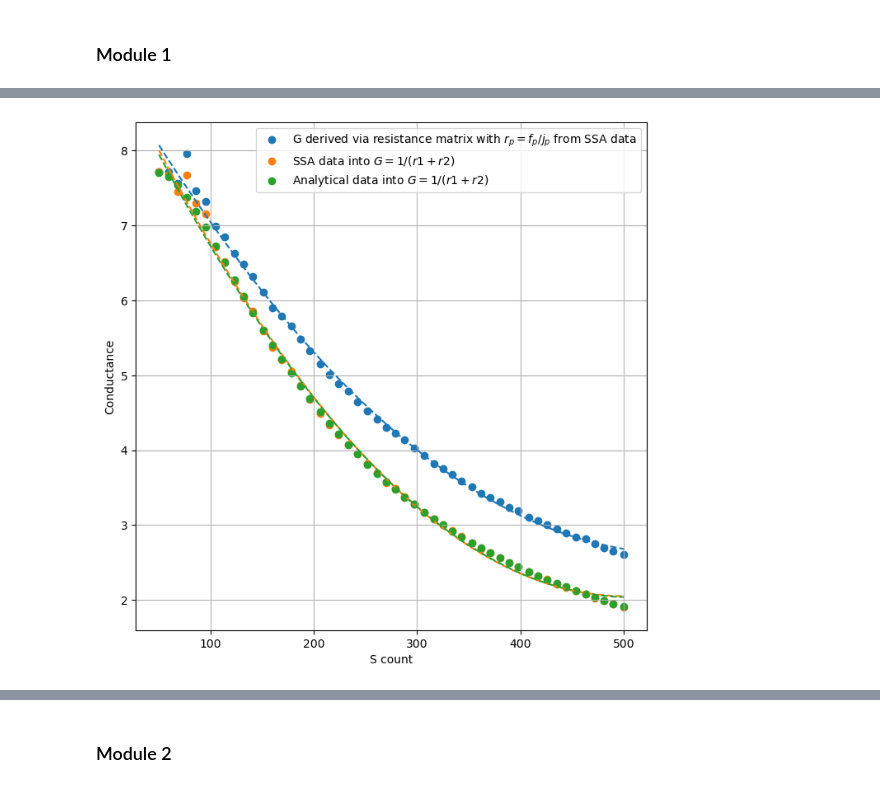
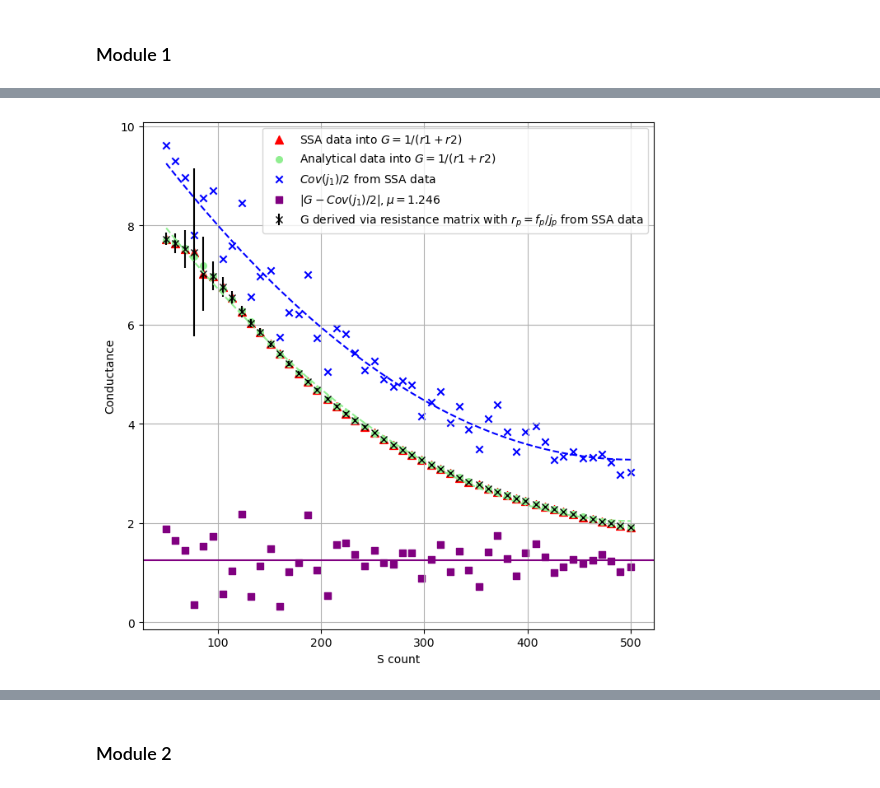
Before and after one commit to FTurci/conductance-chem-net, a Jupyter notebook: students/Will/Gillespie_simulations/numba_infused.ipynb, the cells around one changed output, grey strips where cells are left out. Drawn from its saved outputs; the diff is of its cells as text; code cells hidden in the pictures.

```diff
--- a/students/Will/Gillespie_simulations/numba_infused.ipynb
+++ b/students/Will/Gillespie_simulations/numba_infused.ipynb
@@ -23,7 +23,7 @@ def ssa_core(
 ):
     t = 0.0 # initial time
     T = final_time # length of simulation
-    burn_in = 100.0
+    burn_in = 125.0
     steady_time = 0.0
 
     n_species = len(current_pops) # number of species in system
@@ -1825,48 +2008,78 @@ for n in range(len(initial_S_counts)):
 
     resistance_matrix = Matrix([[r1,0,0],[0,r2,0],[0,0,r3]]) # diagonal matrix
 
-    g = M.external_stoich_matrix * M.calculate_reaction_cycle_matrix() * M.calculate_reaction_cycle_matrix().pinv() * resistance_matrix.inv() *  \
-        (M.calculate_reaction_cycle_matrix() * M.calculate_reaction_cycle_matrix().pinv()).T * M.external_stoich_matrix.T
+    # cycle level conductance Eq(35) inversed
 
-    G_SSA = float(np.array((M.calculate_selection_matrix().pinv() * g * M.calculate_selection_matrix().T.pinv())))
+    G_cycle = ((M.calculate_reaction_cycle_matrix().T) * resistance_matrix *  M.calculate_reaction_cycle_matrix()).inv()
+
+    # physical conductance Eq(40)
+
+    G_phys = M.external_stoich_matrix * M.calculate_reaction_cycle_matrix() * G_cycle * (M.external_stoich_matrix * M.calculate_reaction_cycle_matrix()).T
+
+    # fundamental conductance Eq(43)
+
+    G_fun = float(np.array((M.calculate_selection_matrix().pinv() * G_phys * (M.calculate_selection_matrix().pinv().T))))
 
     #pprint(G)
-    SSA_G_matrices.append(G_SSA)
+    SSA_G_matrices.append(G_fun)
 
     Paper_G_matrices.append(float(1/(r1+r2)))
 
     analytical_G.append((analytical_force1[n]/analytical_current1[n] + analytical_force2[n]/analytical_current2[n])**-1)
 
 
 
 
 # print(f'r1 + r2 = {1/(F_axis_means[0][0]/I_axis_means[0][0] + F_axis_means[0][1]/I_axis_means[0][1])}' )
 
-plt.scatter(initial_S_counts, SSA_G_matrices, label = 'G derived via resistance matrix with $r_p = f_p / j_p$ from SSA data')
-plt.scatter(initial_S_counts, Paper_G_matrices, label = 'SSA data into $G = 1/(r1 + r2)$')
-plt.scatter(initial_S_counts, analytical_G, label = 'Analytical data into $G = 1/(r1 + r2)$')
+# plt.scatter(initial_S_counts, SSA_G_matrices, label = 'G derived via resistance matrix with $r_p = f_p / j_p$ from SSA data',  marker = 'x', color = 'grey')
+plt.errorbar(initial_S_counts, SSA_G_matrices, yerr=STDs, fmt='o',
+             label='G derived via resistance matrix with $r_p = f_p / j_p$ from SSA data', marker = 'x', color = 'black')
+
+plt.scatter(initial_S_counts, Paper_G_matrices, label = 'SSA data into $G = 1/(r1 + r2)$', marker = '^', color = 'red', s = 50)
+plt.scatter(initial_S_counts, analytical_G, label = 'Analytical data into $G = 1/(r1 + r2)$', marker = 'o', color = 'lightgreen', s=30)
 
 x_sorted = np.sort(initial_S_counts)
 
-# Fit and plot for SSA_G_matrices
-coeffs1 = np.polyfit((initial_S_counts), (SSA_G_matrices), 2)
-y_fit1 = np.polyval(coeffs1, x_sorted)
-plt.plot(x_sorted, y_fit1, linestyle='--', color=plt.gca().collections[0].get_facecolor()[0])
+# # Fit and plot for SSA_G_matrices
+# coeffs1 = np.polyfit((initial_S_counts), (SSA_G_matrices), 2)
+# y_fit1 = np.polyval(coeffs1, x_sorted)
+# plt.plot(x_sorted, y_fit1, linestyle='--', color=plt.gca().collections[0].get_facecolor()[0])
 
-# Fit and plot for Paper_G_matrices
-coeffs2 = np.polyfit(initial_S_counts, Paper_G_matrices, 2)
-y_fit2 = np.polyval(coeffs2, x_sorted)
-plt.plot(x_sorted, y_fit2, linestyle='--', color=plt.gca().collections[1].get_facecolor()[0])
+# # Fit and plot for Paper_G_matrices
+# coeffs2 = np.polyfit(initial_S_counts, Paper_G_matrices, 2)
+# y_fit2 = np.polyval(coeffs2, x_sorted)
+# plt.plot(x_sorted, y_fit2, linestyle='--', color=plt.gca().collections[1].get_facecolor()[0])
 
 # Fit and plot for analytical_G
 coeffs3 = np.polyfit(initial_S_counts, analytical_G, 2)
 y_fit3 = np.polyval(coeffs3, x_sorted)
-plt.plot(x_sorted, y_fit3, linestyle='--', color=plt.gca().collections[2].get_facecolor()[0])
+plt.plot(x_sorted, y_fit3, linestyle='--', color = 'lightgreen')
+
+# Plot the current covariances: Since we are plotting fundamental conductance, we need to plot the fundamental current covariance
+# which according to the paper is I = j1. So we extract the covariance of j1 from SigmaJs and plot against S.
+
+plt.scatter(initial_S_counts, [SigmaJ[0,0]/2 for SigmaJ in SigmaJs], label = '$Cov(j_1)/2$ from SSA data', marker = 'x', color = 'blue')
+coeffs_cov = np.polyfit(initial_S_counts, [SigmaJ[0,0]/2 for SigmaJ in SigmaJs], 2)
+y_fit_cov = np.polyval(coeffs_cov, x_sorted)
+plt.plot(x_sorted, y_fit_cov, linestyle='--', color='blue')
+
+# plot the differenec between them, should be close to 0
+difference = []
+for n in range(len(initial_S_counts)):
+
+    difference.append(np.abs(SSA_G_matrices[n] - SigmaJs[n][0,0]/2 ))
+
+plt.scatter(initial_S_counts, difference, label = f'$| G - Cov(j_1)/2 |, \mu = {np.mean(difference):.4}$', marker = 's', color = 'purple')
+plt.axhline(np.mean(difference), color = 'purple') # label = f'$| G - Cov(j_1)/2 | / |S| = {np.mean(difference):.4}$')
 
 plt.xlabel("S count")
 plt.ylabel("Conductance")
 plt.legend()
 plt.grid(True)
+
+# plt.xscale('log')
+# plt.yscale('log')
 plt.show()
 # %% [output]
-[figure, old version]
+[figure, new version]
```
Also changed, not shown: parts of 13 cells of this notebook.
